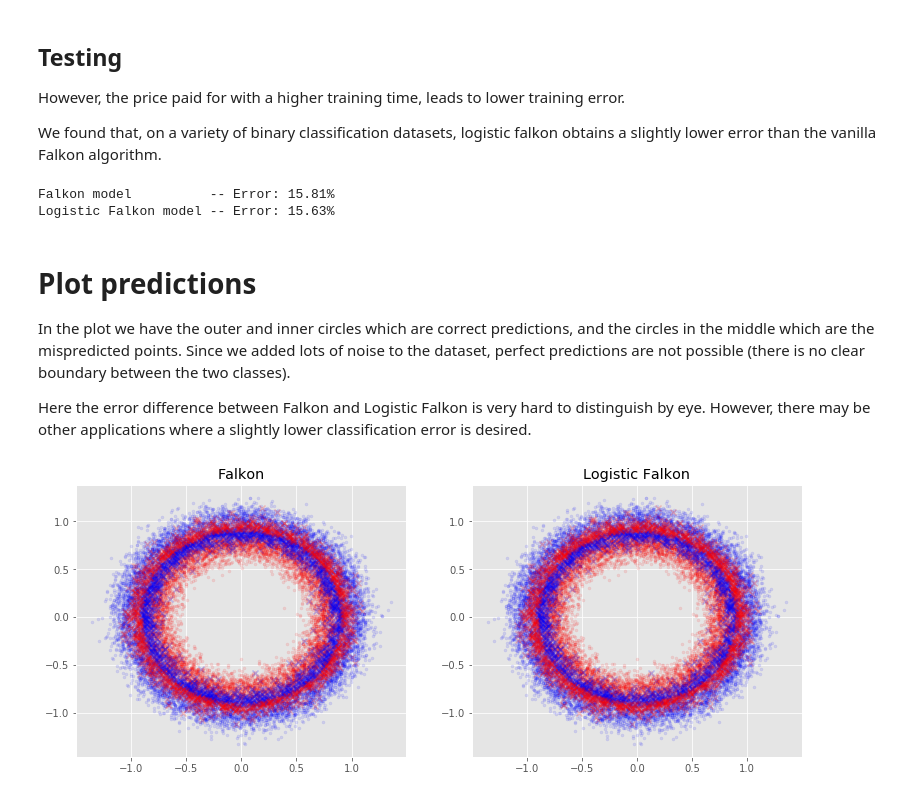
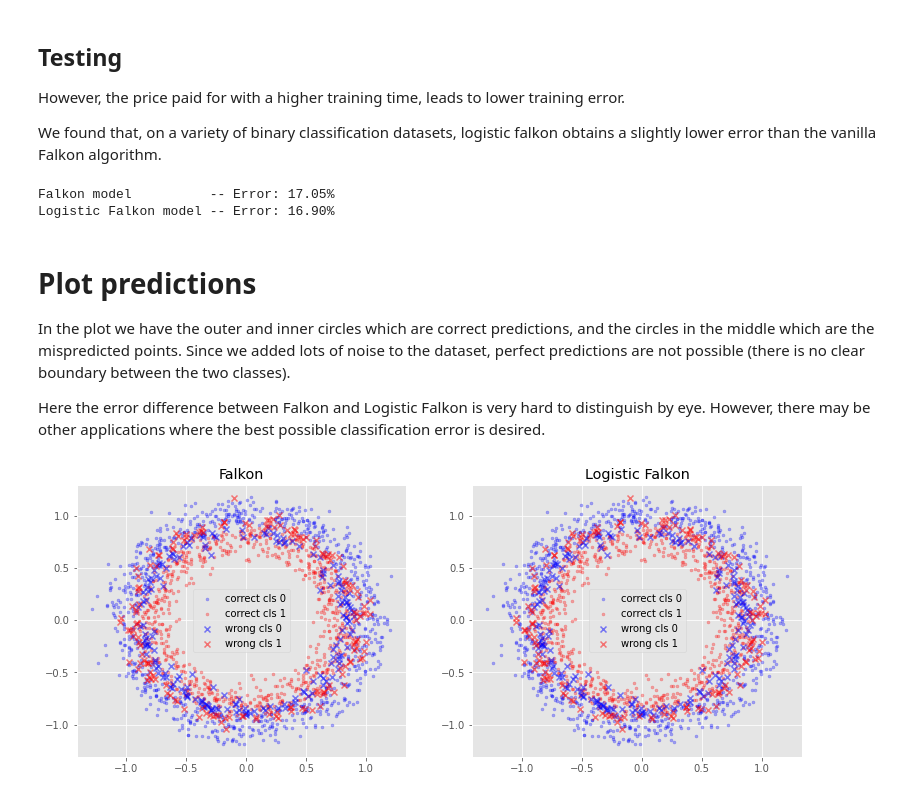
Before and after one commit to FalkonML/falkon, a Jupyter notebook: doc/examples/logistic_falkon.ipynb, the cells around one changed output. Cells and saved outputs as stored; diff of their text form; code cells hidden in the pictures.

```diff
--- a/doc/examples/logistic_falkon.ipynb
+++ b/doc/examples/logistic_falkon.ipynb
@@ -26,5 +25,5 @@ We introduce quite a bit of noise so that the estimators will not trivially achi
 # %%
 X, Y = datasets.make_circles(
-    n_samples=100_000, shuffle=False, noise=0.1, random_state=122)
+    n_samples=10_000, shuffle=False, noise=0.1, random_state=122)
 # %%
 fig, ax = plt.subplots(figsize=(7, 7))
@@ -67,9 +66,12 @@ The number of inducing points is set to 1000 which is adequate for the problem w
 def binary_loss(true, pred):
     return torch.mean((true != torch.sign(pred)).to(torch.float32))
 # %%
-flk_kernel = falkon.kernels.GaussianKernel(5)
+# We define some basic options to run on the CPU, and to disable keops
+flk_opt = falkon.FalkonOptions(use_cpu=True, keops_active="no")
 
-flk = falkon.Falkon(kernel=flk_kernel, penalty=1e-7, M=1000)
+flk_kernel = falkon.kernels.GaussianKernel(1, opt=flk_opt)
+
+flk = falkon.Falkon(kernel=flk_kernel, penalty=1e-7, M=1000, options=flk_opt)
 # %% [markdown]
 ## Define Logistic Falkon model
 
@@ -85,15 +87,17 @@ The `LogisticFalkon` estimator also accepts a mandatory `loss` parameter, which
 An additional feature we show here is **error monitoring**: By passing an error function to the estimator (see parameter `error_fn`), the estimator will print the training error at every iteration (how often such prints occur is governed by the `error_every` parameter).
 This can be very useful to determine if it is possible to stop training early, and in general to monitor the training process.
 # %%
-logflk_kernel = falkon.kernels.GaussianKernel(5)
+logflk_opt = falkon.FalkonOptions(use_cpu=True, keops_active="no")
+
+logflk_kernel = falkon.kernels.GaussianKernel(1, opt=logflk_opt)
 logloss = falkon.gsc_losses.LogisticLoss(logflk_kernel)
 
-penalty_list = [1e-3, 1e-5, 1e-7, 1e-7, 1e-7, 1e-7]
-iter_list = [3, 3, 3, 8, 8, 8]
+penalty_list = [1e-3, 1e-5, 1e-7, 1e-7, 1e-7]
+iter_list = [4, 4, 4, 8, 8]
 
 logflk = falkon.LogisticFalkon(
     kernel=logflk_kernel, penalty_list=penalty_list, iter_list=iter_list, M=1000, loss=logloss,
-    error_fn=binary_loss, error_every=1)
+    error_fn=binary_loss, error_every=1, options=logflk_opt)
 # %% [markdown]
 ## Train both models
 
@@ -145,35 +149,38 @@ logflk_err = binary_loss(Y_test, logflk_pred)
 print("Falkon model          -- Error: %.2f%%" % (flk_err * 100))
 print("Logistic Falkon model -- Error: %.2f%%" % (logflk_err * 100))
 # %% [output]
-Falkon model          -- Error: 15.81%
-Logistic Falkon model -- Error: 15.63%
+Falkon model          -- Error: 17.05%
+Logistic Falkon model -- Error: 16.90%
 # %% [markdown]
 # Plot predictions
 
 In the plot we have the outer and inner circles which are correct predictions, and the circles in the middle which are the mispredicted points.
 Since we added lots of noise to the dataset, perfect predictions are not possible (there is no clear boundary between the two classes).
 
-Here the error difference between Falkon and Logistic Falkon is very hard to distinguish by eye. However, there may be other applications where a slightly lower classification error is desired.
+Here the error difference between Falkon and Logistic Falkon is very hard to distinguish by eye. However, there may be other applications where the best possible classification error is desired.
 # %%
 def plot_predictions(preds, ax):
     ax.scatter(X_test[((Y_test == -1) & (preds.sign() == Y_test)).reshape(-1), 0],
                X_test[((Y_test == -1) & (preds.sign() == Y_test)).reshape(-1), 1],
-               alpha=0.1, marker='.', color='b')
+               alpha=0.3, marker='.', color='b', label="correct cls 0")
     ax.scatter(X_test[((Y_test == 1) & (preds.sign() == Y_test)).reshape(-1),0],
                X_test[((Y_test == 1) & (preds.sign() == Y_test)).reshape(-1),1],
-               alpha=0.1, marker='.', color='r')
+               alpha=0.3, marker='.', color='r', label="correct cls 1")
 
     ax.scatter(X_test[((Y_test == -1) & (preds.sign() != Y_test)).reshape(-1), 0],
                X_test[((Y_test == -1) & (preds.sign() != Y_test)).reshape(-1), 1],
-               alpha=0.2, marker='x', color='b')
+               alpha=0.5, marker='x', color='b', label="wrong cls 0")
     ax.scatter(X_test[((Y_test == 1) & (preds.sign() != Y_test)).reshape(-1),0],
                X_test[((Y_test == 1) & (preds.sign() != Y_test)).reshape(-1),1],
-               alpha=0.2, marker='x', color='r')
+               alpha=0.5, marker='x', color='r', label="wrong cls 1")
 # %%
 fig, ax = plt.subplots(ncols=2, figsize=(13, 5))
 plot_predictions(flk_pred, ax[0])
 ax[0].set_title("Falkon")
+ax[0].legend(loc='best')
+
 plot_predictions(logflk_pred, ax[1])
-_ = ax[1].set_title("Logistic Falkon")
+ax[1].set_title("Logistic Falkon")
+ax[1].legend(loc='best');
 # %% [output]
-[figure, old version]
+[figure, new version]
```
Also changed, not shown: parts of 6 cells of this notebook, 33 other files.
